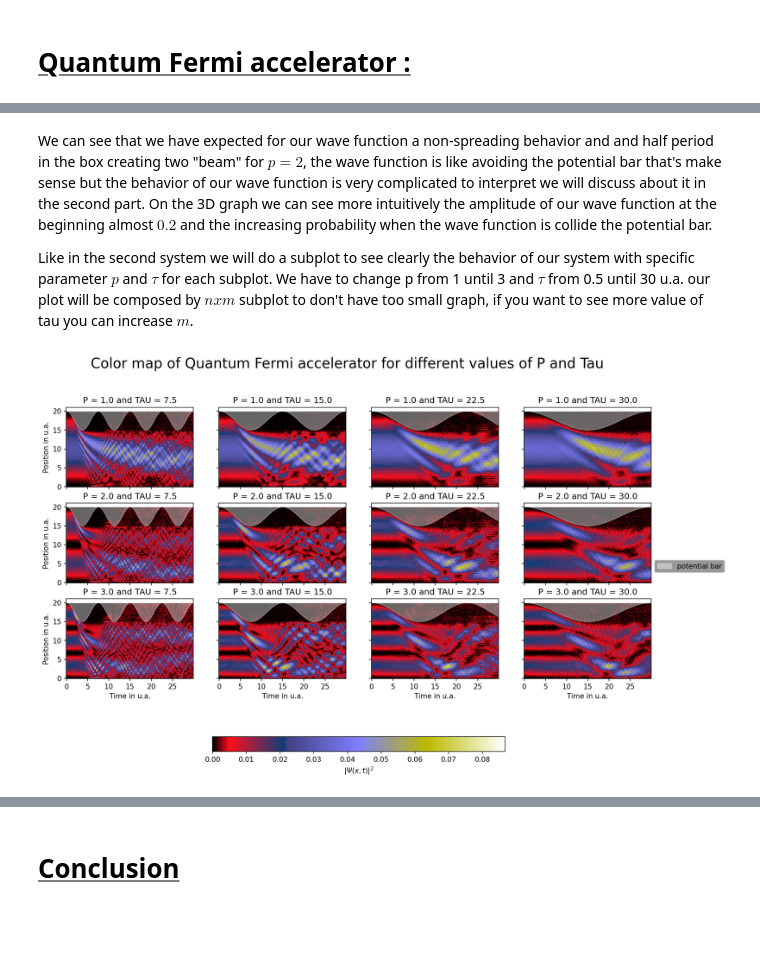
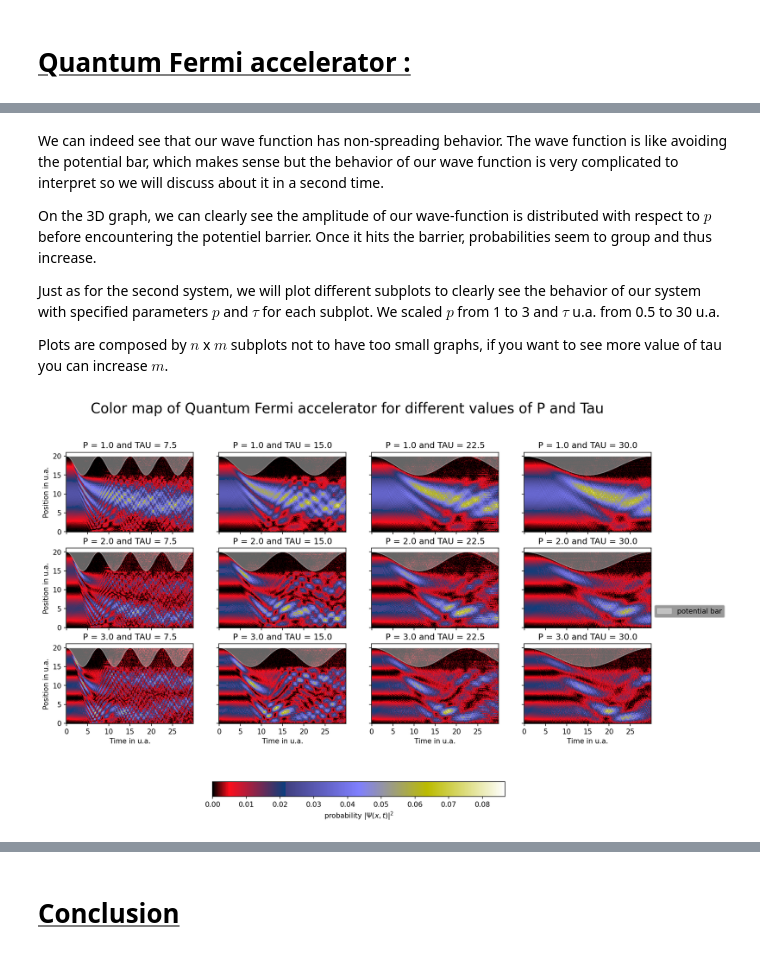
Before and after one commit to snowdeven/TP, a Jupyter notebook: Quantum_Physics_TP/3/Quantum_TP3.ipynb, the cells around one changed output, grey strips where cells are left out. Saved outputs shown, nothing was run; the diff lists cells and outputs as text; code cells hidden in the pictures; blank space fills up the shorter version.

```diff
--- a/Quantum_Physics_TP/3/Quantum_TP3.ipynb
+++ b/Quantum_Physics_TP/3/Quantum_TP3.ipynb
@@ -258,7 +260,7 @@ def Hamiltonian(V,POT):
     """Function building the selected system hamiltonian
 
     Args:
-        V (float): Potential value in a given point
+        V (float): Potential value in an evaluated point
         POT (int): Selected system
     Returns:
         2D array: System hamiltonian
@@ -517,10 +551,10 @@ for ax in axs.flat:
 
     # Plot the potential barrier for each subplot
     if ax == axs[-1,-1]:
-        ax.fill_between(XT,[10]*N_TIME,y2 =[11]*N_TIME, alpha=0.4,color="white",label='potential bar')
+        ax.fill_between(XT,[10]*N_TIME, [11]*N_TIME, alpha=0.4,color="white",label='potential barrier')
     else:
         # Plot the label for the last graph because its the same for each subplot
-        ax.fill_between(XT,[10]*N_TIME,y2 =[11]*N_TIME, alpha=0.4,color="white")
+        ax.fill_between(XT,[10]*N_TIME, [11]*N_TIME, alpha=0.4, color="white")
 
 # Hide x labels and tick labels for top plots and y ticks for right plots.
 for ax in axs.flat:
@@ -528,8 +562,8 @@ for ax in axs.flat:
 
 
 # Label and colors bar
-plt.suptitle("Color map of a wave packet in front of a potential barrier for different values of KE ",fontsize="20")
-fig.legend(loc="center right",prop={"size" : 10},facecolor = "gray")
-fig.colorbar(im, ax=axs.ravel().tolist(),label=r'$|\Psi (x,t)|^{2}$',location="bottom",shrink=0.5)
+plt.suptitle("Color map of a wave packet in front of a potential barrier for different values of KE ", fontsize="20")
+fig.legend(loc="center right", prop={"size" : 10}, facecolor = "gray")
+fig.colorbar(im, ax=axs.ravel().tolist(), label=r'probability $|\Psi (x,t)|^{2}$', location="bottom", shrink=0.5)
 plt.show()
 # %% [output]
@@ -599,7 +661,7 @@ potential=[X_MAX-((X_MAX-0.75*X_MAX)/2)*(1-float(np.cos((2*np.pi/TAU*i)))) for i
 
 # make the colors graph
 plt.pcolormesh(XT,XD,P,cmap="gist_stern",shading='auto', vmin=0, vmax=np.max(P))
-plt.colorbar(label=r'$|\Psi (x,t)|^{2}$',orientation='horizontal',shrink=0.5)
+plt.colorbar(label=r'probability $|\Psi (x,t)|^{2}$',orientation='horizontal',shrink=0.5)
 plt.fill_between(XT, potential,y2=[20]*N_TIME, alpha=0.4,color="white",label='potential bar')
 plt.xlabel("Time in u.a.")
 plt.ylabel("Position in u.a.")
@@ -609,11 +671,11 @@ plt.show()
 
 # make the 3D graph
 fig, ax = plt.subplots(subplot_kw={"projection": "3d"})
-XT, XD = np.meshgrid(XT, XD )
-surf = ax.plot_surface(XT,XD,P, cmap="gist_stern",linewidth=0, antialiased=False, vmin=0, vmax=np.max(P))
+X, Y = np.meshgrid(XT, XD)
+surf = ax.plot_surface(X, Y, P, cmap="gist_stern", linewidth=0, antialiased=False, vmin=0, vmax=np.max(P))
 
 # Add a color bar which maps values to colors and label
-fig.colorbar(surf,label=r'$|\Psi (x,t)|^{2}$',orientation='horizontal',shrink=0.5)
+fig.colorbar(surf,label=r'probability $|\Psi (x,t)|^{2}$',orientation='horizontal',shrink=0.5)
 ax.set_xlabel("Time in u.a.")
 ax.set_ylabel("Position in u.a.")
 plt.title("3D graph for quantum Fermi accelerator")
@@ -624,20 +686,19 @@ plt.show()
 # %% [markdown]
-We can see that we have expected for our wave function a non-spreading behavior and and half period in the box creating two "beam" for $ p = 2 $, the wave function is like avoiding the potential bar that's make sense but the behavior of our wave function is very complicated to interpret we will discuss about it in the second part.
-On the 3D graph we can see more intuitively the amplitude of our wave function at the beginning almost $ 0.2 $ and the increasing probability when the wave function is collide the potential bar.
+We can indeed see that our wave function has non-spreading behavior. The wave function is like avoiding the potential bar, which makes sense but the behavior of our wave function is very complicated to interpret so we will discuss about it in a second time.
 
+On the 3D graph, we can clearly see the amplitude of our wave-function is distributed with respect to $p$ before encountering the potentiel barrier. Once it hits the barrier, probabilities seem to group and thus increase.
 
-Like in the second system we will do a subplot to see clearly the behavior of our system with specific parameter $p$ and $\tau $ for each subplot.
-We have to change p from 1 until 3 and $\tau $ from 0.5 until 30 u.a. our plot will be composed by $n x m$ subplot to don't have too small graph, if you want to see more value of tau you can increase $m$.
+Just as for the second system, we will plot different subplots to clearly see the behavior of our system with specified parameters $p$ and $\tau $ for each subplot. We scaled $p$ from 1 to 3 and $\tau $ u.a. from 0.5 to 30 u.a.
+
+Plots are composed by $n$ x $m$ subplots not to have too small graphs, if you want to see more value of tau you can increase $m$.
 # %%
 # Make the graph bigger
-plt.rcParams['figure.figsize'] = 15,10
+plt.rcParams['figure.figsize'] = 15, 10
 
 
 # Number of lines and rows
-n, m = 3 ,4
+n, m = 3, 4
 
-# Draw the potential function
-potential=[X_MAX-((X_MAX-0.75*X_MAX)/2)*(1-float(np.cos((2*np.pi/TAU*i)))) for i in XT]
 
 # Make the subplot
 fig, axs = plt.subplots(n, m)
@@ -647,41 +708,44 @@ for ax in axs.flat:
 
     # Value of p
     p=float(np.where(axs == ax)[0] +1)
 
     # Value of tau
     TAU=float((np.where(axs == ax)[1] +1)*30/m)
 
+    # Draw the potential function
+    potential=[X_MAX - ((X_MAX - 0.75 * X_MAX) / 2) * (1- float(np.cos((2 * np.pi / TAU *i )))) for i in XT]
+
     # Initial condition
     PSI=Psi(POT)
 
     # Construct the hamiltonian
-    H=Hamiltonian(V,POT)
+    H=Hamiltonian(V, POT)
 
     # Propagate our system
-    P=Propagator(PSI,H,POT,V)
+    P=Propagator(PSI, H, POT, V)
 
     # Make the density colors graph
-    im=ax.pcolormesh(XT,XD,P,cmap="gist_stern",shading='auto', vmin=0, vmax=np.max(P))
-    ax.set(xlabel="Time in u.a.", ylabel="Position in u.a.")
+    im=ax.pcolormesh(XT, XD, P, cmap = "gist_stern", shading = 'auto', vmin = 0, vmax = np.max(P))
+    ax.set(xlabel = "Time in u.a.", ylabel = "Position in u.a.")
     ax.set_title(f"P = {p} and TAU = {TAU}")
 
     # Plot the potential barrier for each subplot
     if ax == axs[-1,-1]:
-        ax.fill_between(XT, potential, y2=np.max(potential), alpha=0.4,color="white",label='potential bar')
+        ax.fill_between(XT, potential, np.max(potential), alpha = 0.4, color = "white", label = 'potential bar')
     else:
         # Plot the label for the last graph because its the same for each subplot
-        ax.fill_between(XT, potential, y2=np.max(potential), alpha=0.4,color="white")
+        ax.fill_between(XT, potential, np.max(potential), alpha = 0.4, color = "white")
 
 
 # Hide x labels and tick labels for top plots and y ticks for right plots.
 for ax in axs.flat:
     ax.label_outer()
 
 # Label and colors bar
-plt.suptitle("Color map of Quantum Fermi accelerator for different values of P and Tau ",fontsize="20")
-fig.legend(loc="center right",prop={"size" : 10},facecolor = "gray")
-fig.colorbar(im, ax=axs.ravel().tolist(),label=r'$|\Psi (x,t)|^{2}$',location="bottom",shrink=0.5)
+plt.suptitle("Color map of Quantum Fermi accelerator for different values of P and Tau ", fontsize = "20")
+fig.legend(loc = "center right", prop = {"size" : 10}, facecolor = "gray")
+fig.colorbar(im, ax=axs.ravel().tolist(), label = r'probability $|\Psi (x,t)|^{2}$', location = "bottom", shrink = 0.5)
 plt.show()
 # %% [output]
-[figure, old version]
+[figure, new version]
 # %% [markdown]
```
Also changed, not shown: parts of 34 cells of this notebook.
